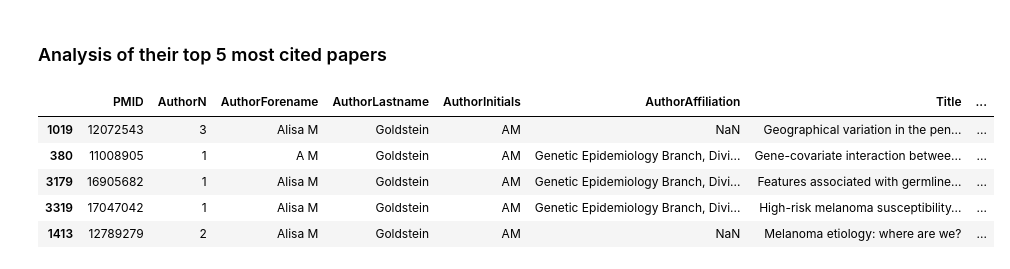
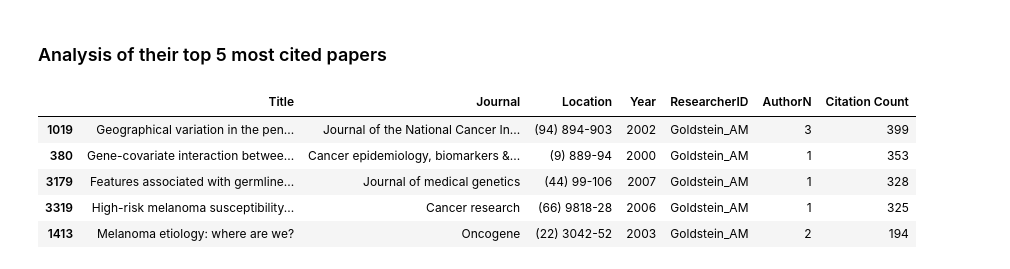
Before and after one commit to ThanakornMix/G1-Consulting-Data-Science, a Jupyter notebook: Citation_Counts.ipynb, the cells around one changed output. Saved outputs shown, nothing was run; the diff lists cells and outputs as text; code cells hidden in the pictures.

Commit message:
Only include key columns on analysis of chosen researchers top papers

```diff
--- a/Citation_Counts.ipynb
+++ b/Citation_Counts.ipynb
@@ -279,15 +279,16 @@ plt.show()
 # %%
 # Goldstein_AM top cited papers
 goldstein_papers = filtered_df[filtered_df['ResearcherID'] == 'Goldstein_AM']
 goldstein_papers = goldstein_papers.sort_values(by='Citation Count', ascending=False)
-goldstein_papers.head(5)
+goldstein_columns = goldstein_papers[['Title', 'Journal', 'Location', 'Year', 'ResearcherID','AuthorN', 'Citation Count']]
+goldstein_columns.head(5)
 # %% [output]
-|  | PMID | AuthorN | AuthorForename | AuthorLastname | AuthorInitials | AuthorAffiliation | Title | ... |
-| 1019 | 12072543 | 3 | Alisa M | Goldstein | AM | NaN | Geographical variation in the pen... | ... |
-| 380 | 11008905 | 1 | A M | Goldstein | AM | Genetic Epidemiology Branch, Divi... | Gene-covariate interaction betwee... | ... |
-| 3179 | 16905682 | 1 | Alisa M | Goldstein | AM | Genetic Epidemiology Branch, Divi... | Features associated with germline... | ... |
-| 3319 | 17047042 | 1 | Alisa M | Goldstein | AM | Genetic Epidemiology Branch, Divi... | High-risk melanoma susceptibility... | ... |
-| 1413 | 12789279 | 2 | Alisa M | Goldstein | AM | NaN | Melanoma etiology: where are we? | ... |
+|  | Title | Journal | Location | Year | ResearcherID | AuthorN | Citation Count |
+| 1019 | Geographical variation in the pen... | Journal of the National Cancer In... | (94) 894-903 | 2002 | Goldstein_AM | 3 | 399 |
+| 380 | Gene-covariate interaction betwee... | Cancer epidemiology, biomarkers &... | (9) 889-94 | 2000 | Goldstein_AM | 1 | 353 |
+| 3179 | Features associated with germline... | Journal of medical genetics | (44) 99-106 | 2007 | Goldstein_AM | 1 | 328 |
+| 3319 | High-risk melanoma susceptibility... | Cancer research | (66) 9818-28 | 2006 | Goldstein_AM | 1 | 325 |
+| 1413 | Melanoma etiology: where are we? | Oncogene | (22) 3042-52 | 2003 | Goldstein_AM | 2 | 194 |
 # %%
 #Tucker_MA top cited papers
 tucker_papers = filtered_df[filtered_df['ResearcherID'] == 'Tucker_MA']
```
Also changed, not shown: parts of 5 cells of this notebook.
